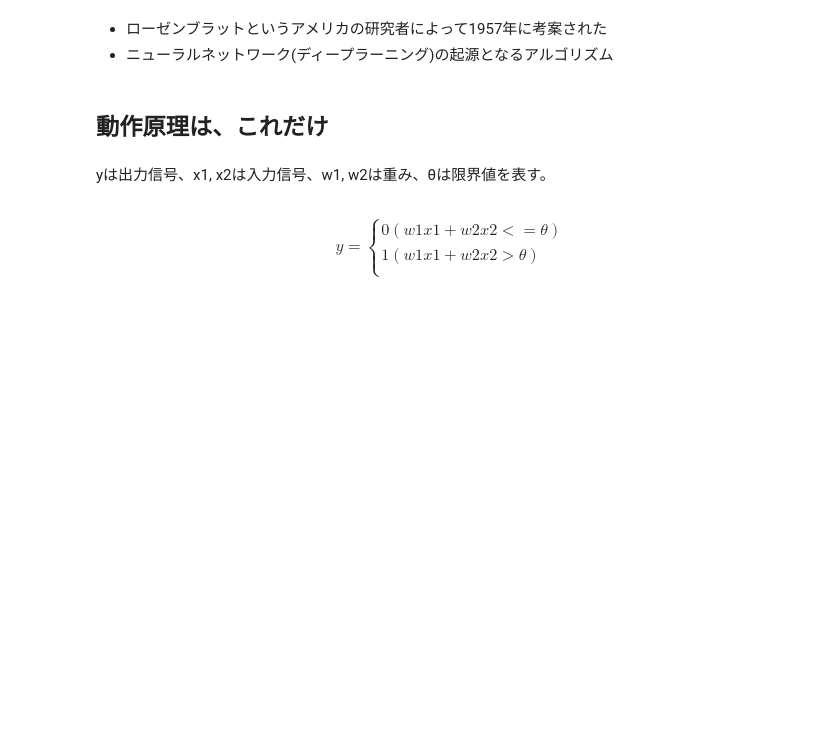
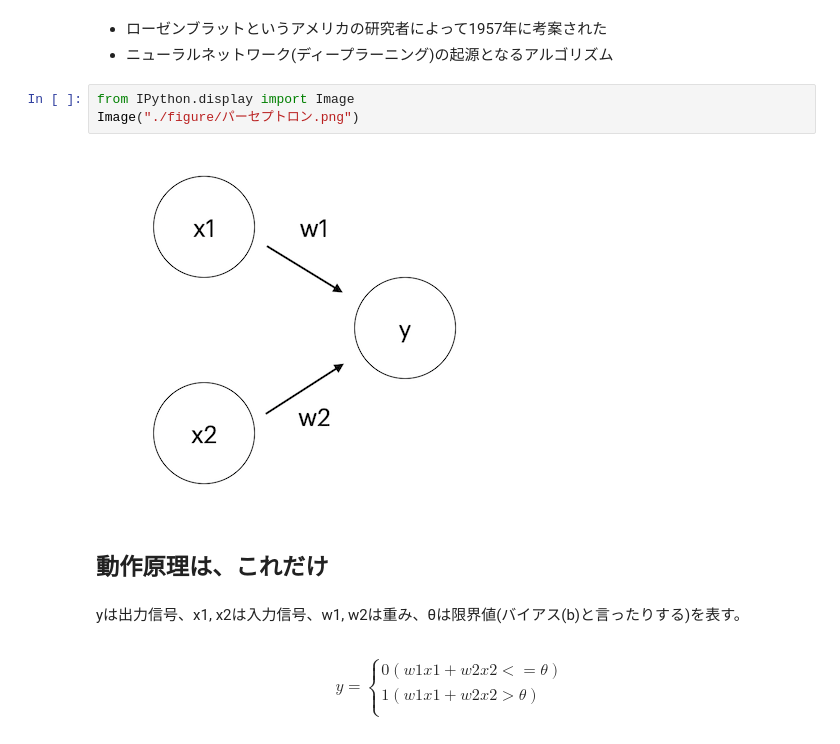
Before and after one commit to gotoh-poclab/deeplearning_study, a Jupyter notebook: studynote_2/2-01 パーセプトロン.ipynb, the cells around one changed output. Drawn from its saved outputs; the diff is of its cells as text; blank space fills up the shorter version.

Commit message:
パーセプトロンの更新

```diff
--- a/studynote_2/2-01 パーセプトロン.ipynb
+++ b/studynote_2/2-01 パーセプトロン.ipynb
@@ -3,10 +7,15 @@
 # %% [markdown]
 - ローゼンブラットというアメリカの研究者によって1957年に考案された
 - ニューラルネットワーク(ディープラーニング)の起源となるアルゴリズム
+# %%
+from IPython.display import Image
+Image("./figure/パーセプトロン.png")
+# %% [output]
+[figure, added]
 # %% [markdown]
 ## 動作原理は、これだけ
 # %% [markdown]
-yは出力信号、x1, x2は入力信号、w1, w2は重み、θは限界値を表す。
+yは出力信号、x1, x2は入力信号、w1, w2は重み、θは限界値(バイアス(b)と言ったりする)を表す。
 # %% [markdown]
 $$
     y =
```
Also changed, not shown: parts of 34 cells of this notebook, 2 other files.
